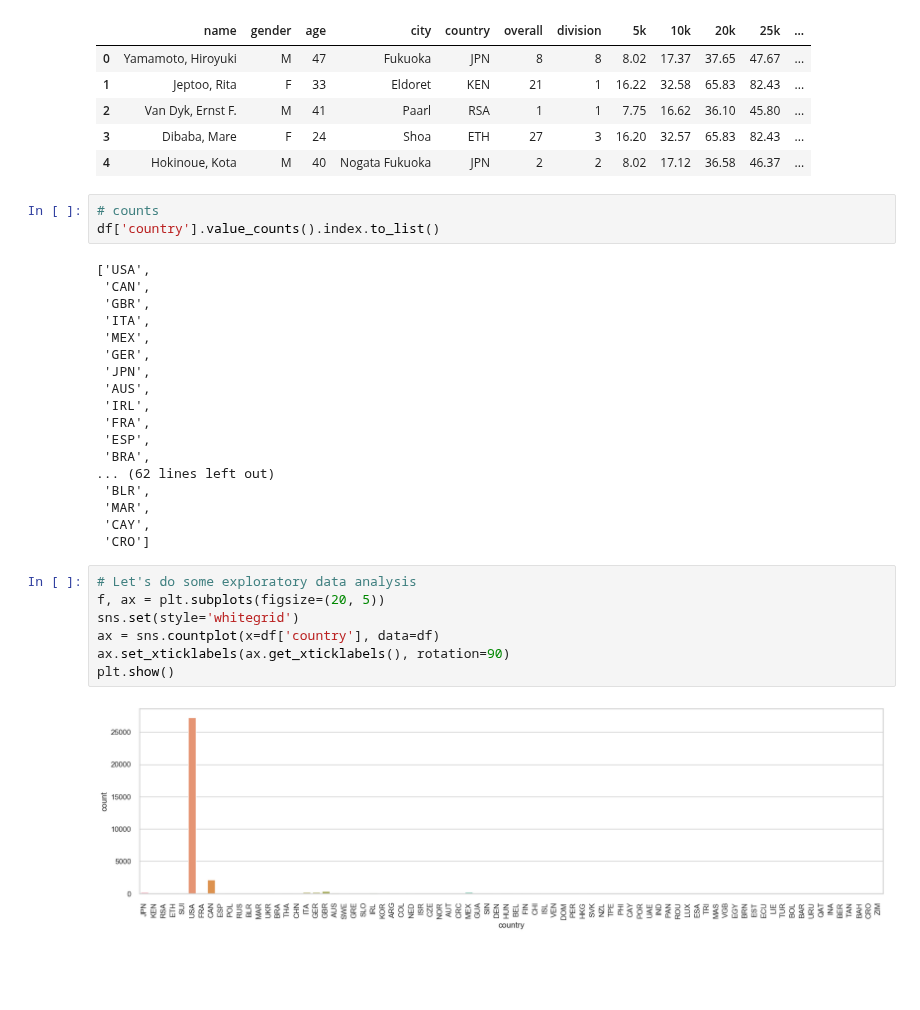
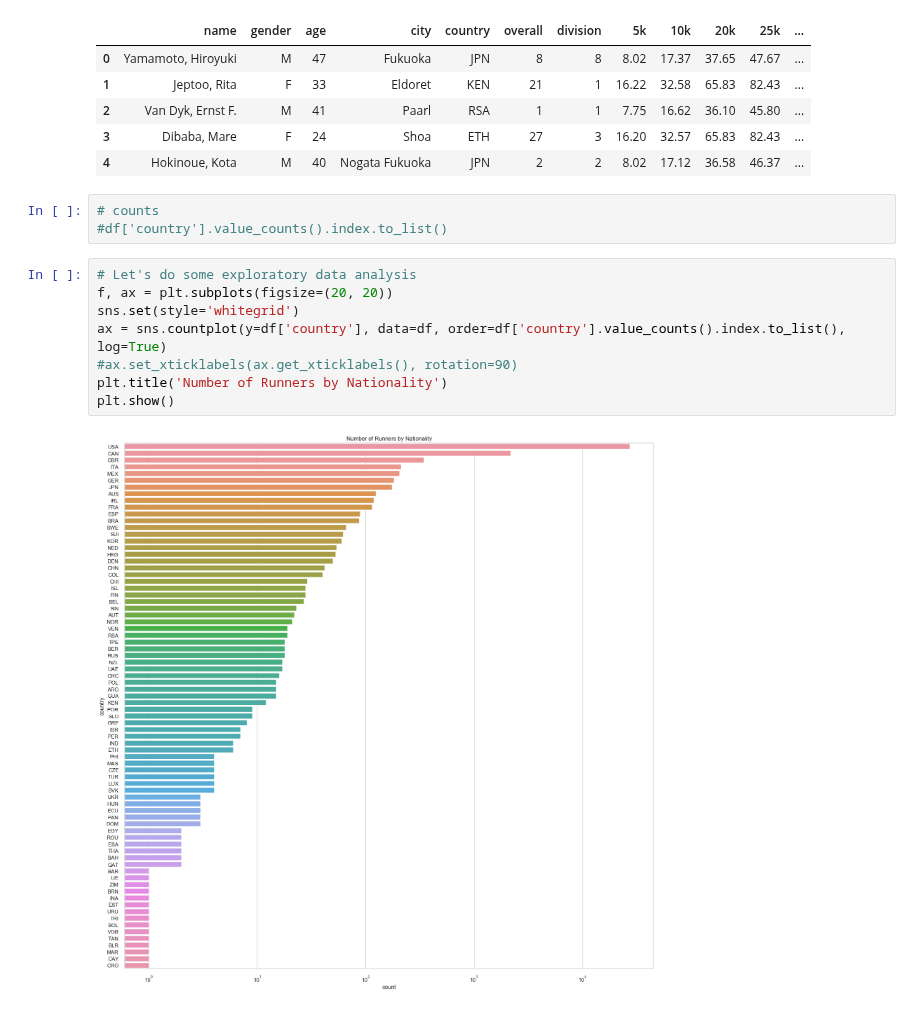
Before and after one commit to 26Jinx/Thinkful, a Jupyter notebook: Unit4/2_Basic_Clustering/Boston_Marathon.ipynb, the cells around one changed output. Drawn from its saved outputs; the diff is of its cells as text; blank space fills up the shorter version.

```diff
--- a/Unit4/2_Basic_Clustering/Boston_Marathon.ipynb
+++ b/Unit4/2_Basic_Clustering/Boston_Marathon.ipynb
@@ -76,31 +76,14 @@ df.head()
 | 4 | Hokinoue, Kota | M | 40 | Nogata Fukuoka | JPN | 2 | 2 | 8.02 | 17.12 | 36.58 | 46.37 | ... |
 # %%
 # counts
-df['country'].value_counts().index.to_list()
+#df['country'].value_counts().index.to_list()
-# %% [output]
-['USA',
- 'CAN',
- 'GBR',
- 'ITA',
- 'MEX',
- 'GER',
- 'JPN',
- 'AUS',
- 'IRL',
- 'FRA',
- 'ESP',
- 'BRA',
-... (62 lines left out)
- 'BLR',
- 'MAR',
- 'CAY',
- 'CRO']
 # %%
 # Let's do some exploratory data analysis
-f, ax = plt.subplots(figsize=(20, 5))
+f, ax = plt.subplots(figsize=(20, 20))
 sns.set(style='whitegrid')
-ax = sns.countplot(x=df['country'], data=df)
-ax.set_xticklabels(ax.get_xticklabels(), rotation=90)
+ax = sns.countplot(y=df['country'], data=df, order=df['country'].value_counts().index.to_list(), log=True)
+#ax.set_xticklabels(ax.get_xticklabels(), rotation=90)
+plt.title('Number of Runners by Nationality')
 plt.show()
 # %% [output]
-[figure, old version]
+[figure, new version]
```
Also changed, not shown: parts of 1 cell of this notebook.
